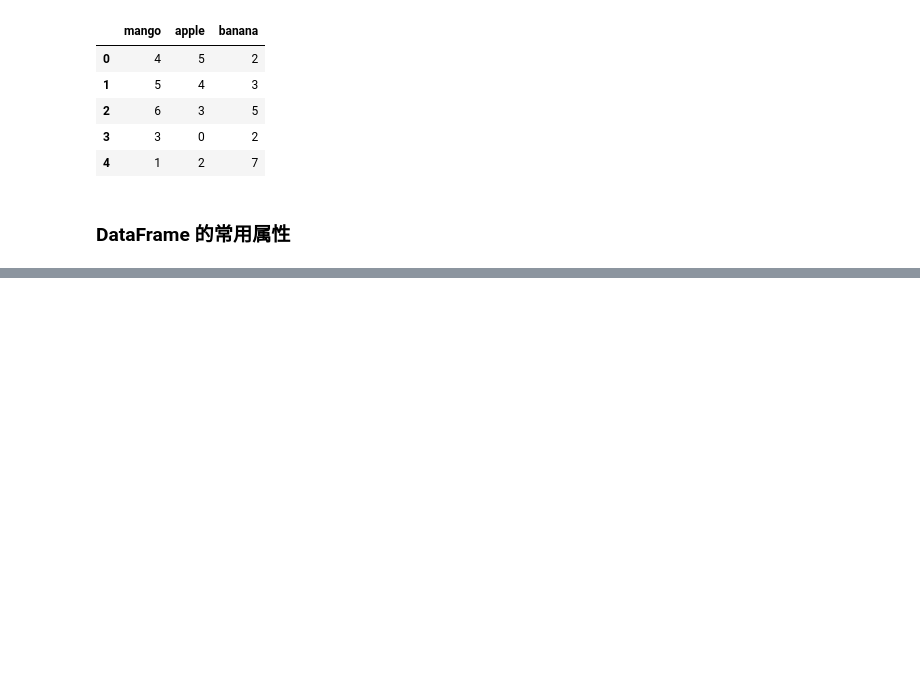
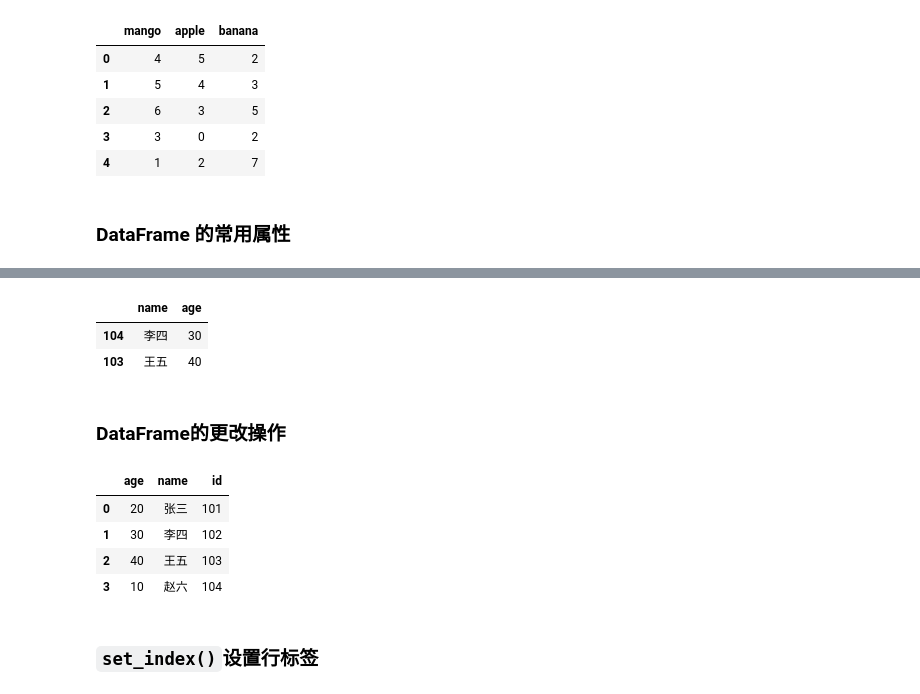
Before and after one commit to cyz2954929844/demo1, a Jupyter notebook: numpy_pandas/panda.ipynb, the cells around one changed output, grey strips where cells are left out. Saved outputs shown, nothing was run; the diff lists cells and outputs as text; code cells hidden in the pictures; blank space fills up the shorter version.

```diff
--- a/numpy_pandas/panda.ipynb
+++ b/numpy_pandas/panda.ipynb
@@ -152,0 +195,22 @@ df
+# %%
+df = pd.DataFrame({"age": [20, 30, 40, 10], "name": ["张三", "李四", "王五", "赵六"]}, columns=["name", "age"], index=[101, 104, 103, 102])
+df["age"] > 30
+df[df["age"] > 20]
+# %% [output]
+|  | name | age |
+| 104 | 李四 | 30 |
+| 103 | 王五 | 40 |
+# %% [markdown]
+### DataFrame的更改操作
+# %%
+import pandas as pd
+df = pd.DataFrame({"age": [20, 30, 40, 10], "name": ["张三", "李四", "王五", "赵六"], "id": [101, 102,103, 104]})
+df
+# %% [output]
+|  | age | name | id |
+| 0 | 20 | 张三 | 101 |
+| 1 | 30 | 李四 | 102 |
+| 2 | 40 | 王五 | 103 |
+| 3 | 10 | 赵六 | 104 |
+# %% [markdown]
+### `set_index()`设置行标签
```
Also changed, not shown: parts of 21 cells of this notebook.
